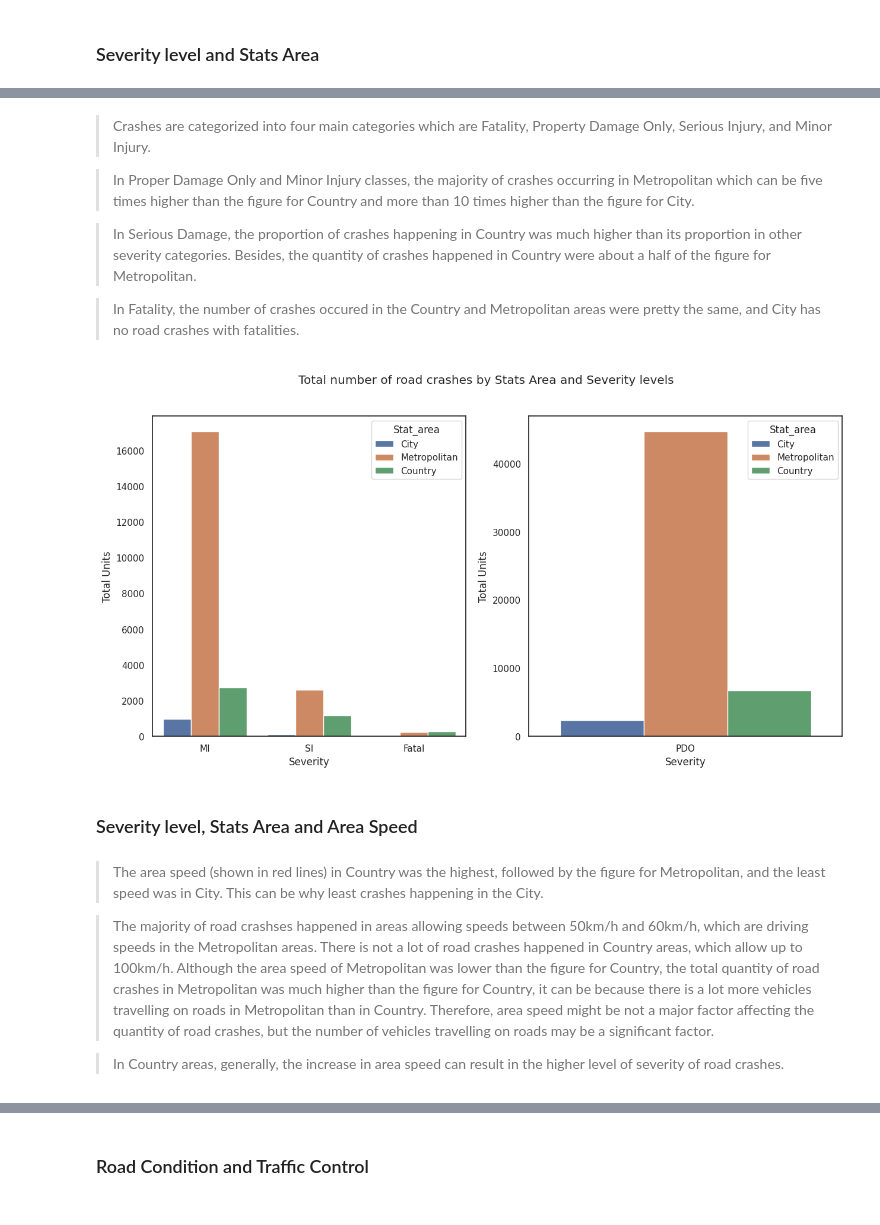
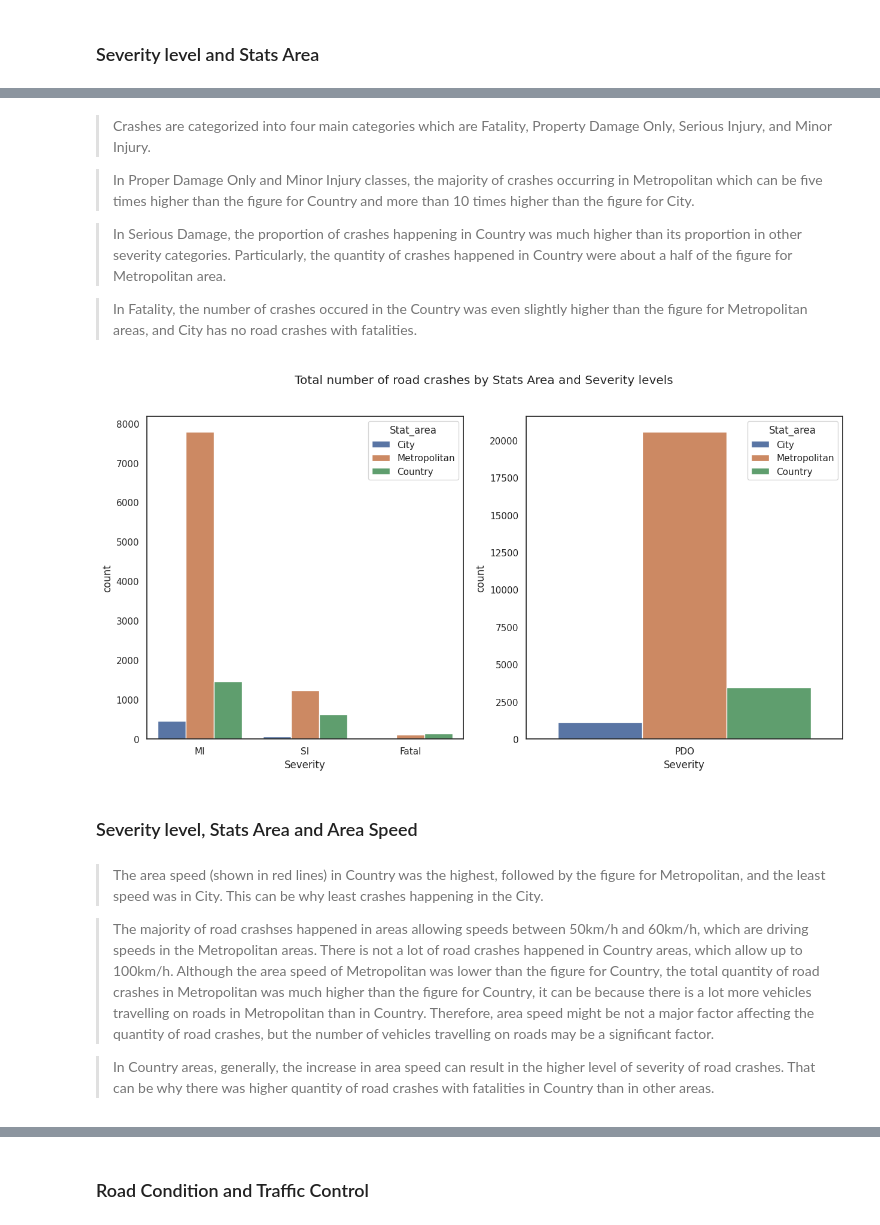
Before and after one commit to Tien-le98/Road_crashes, a Jupyter notebook: Road_Crashes_in_SA.ipynb, the cells around one changed output, grey strips where cells are left out. Saved outputs shown, nothing was run; the diff lists cells and outputs as text; code cells hidden in the pictures.

```diff
--- a/Road_Crashes_in_SA.ipynb
+++ b/Road_Crashes_in_SA.ipynb
@@ -875,14 +881,14 @@ plt.show()
 # %% [markdown]
 ### Severity level and Stats Area
 # %%
-# Table of the total number of road crashes by Severity level and Stats Area, over years from 2020-2022
-CSEF_pdo = pd.DataFrame(full_crash_2020_2022[full_crash_2020_2022['CSEF Severity'] == '1: PDO'].groupby(['CSEF Severity', 'Stats Area', 'Stat_area', 'Severity'])['Total Units'].sum()).reset_index()
+# # Table of the total number of road crashes by Severity level and Stats Area, over years from 2020-2022
+# CSEF_pdo = pd.DataFrame(full_crash_2020_2022[full_crash_2020_2022['CSEF Severity'] == '1: PDO'].groupby(['CSEF Severity', 'Stats Area', 'Stat_area', 'Severity'])['Total Units'].sum()).reset_index()
 
-CSEF_mi = pd.DataFrame(full_crash_2020_2022[full_crash_2020_2022['CSEF Severity'] == '2: MI'].groupby(['CSEF Severity', 'Stats Area', 'Stat_area', 'Severity'])['Total Units'].sum()).reset_index()
+# CSEF_mi = pd.DataFrame(full_crash_2020_2022[full_crash_2020_2022['CSEF Severity'] == '2: MI'].groupby(['CSEF Severity', 'Stats Area', 'Stat_area', 'Severity'])['Total Units'].sum()).reset_index()
 
-CSEF_si = pd.DataFrame(full_crash_2020_2022[full_crash_2020_2022['CSEF Severity'] == '3: SI'].groupby(['CSEF Severity', 'Stats Area', 'Stat_area', 'Severity'])['Total Units'].sum()).reset_index()
+# CSEF_si = pd.DataFrame(full_crash_2020_2022[full_crash_2020_2022['CSEF Severity'] == '3: SI'].groupby(['CSEF Severity', 'Stats Area', 'Stat_area', 'Severity'])['Total Units'].sum()).reset_index()
 
-CSEF_fatal = pd.DataFrame(full_crash_2020_2022[full_crash_2020_2022['CSEF Severity'] == '4: Fatal'].groupby(['CSEF Severity', 'Stats Area', 'Stat_area', 'Severity'])['Total Units'].sum()).reset_index()
+# CSEF_fatal = pd.DataFrame(full_crash_2020_2022[full_crash_2020_2022['CSEF Severity'] == '4: Fatal'].groupby(['CSEF Severity', 'Stats Area', 'Stat_area', 'Severity'])['Total Units'].sum()).reset_index()
 
-CSEF_df = pd.concat([CSEF_mi, CSEF_si, CSEF_fatal])
-CSEF_df
+# CSEF_df = pd.concat([CSEF_mi, CSEF_si, CSEF_fatal])
+# CSEF_df
@@ -901,18 +897,18 @@ CSEF_df
 
 > In Proper Damage Only and Minor Injury classes, the majority of crashes occurring in Metropolitan which can be five times higher than the figure for Country and more than 10 times higher than the figure for City.
 
-> In Serious Damage, the proportion of crashes happening in Country was much higher than its proportion in other severity categories. Besides, the quantity of crashes happened in Country were about a half of the figure for Metropolitan.
+> In Serious Damage, the proportion of crashes happening in Country was much higher than its proportion in other severity categories. Particularly, the quantity of crashes happened in Country were about a half of the figure for Metropolitan area.
 
-> In Fatality, the number of crashes occured in the Country and Metropolitan areas were pretty the same, and City has no road crashes with fatalities.
+> In Fatality, the number of crashes occured in the Country was even slightly higher than the figure for Metropolitan areas, and City has no road crashes with fatalities.
 # %%
 # Bar plots of total number of road crashes by Stats Area and Severity levels
 fig, axs = plt.subplots(nrows = 1, ncols = 2, figsize = (15,7))
-sns.barplot(ax = axs[0], x= CSEF_df.Severity, y=CSEF_df['Total Units'], hue = CSEF_df['Stat_area'])
-sns.barplot(ax = axs[1], x= CSEF_pdo.Severity, y=CSEF_pdo['Total Units'], hue = CSEF_pdo['Stat_area'])
+sns.barplot(ax = axs[0], x= CSEF_df.Severity, y=CSEF_df['count'], hue = CSEF_df['Stat_area'])
+sns.barplot(ax = axs[1], x= CSEF_pdo.Severity, y=CSEF_pdo['count'], hue = CSEF_pdo['Stat_area'])
 plt.suptitle('Total number of road crashes by Stats Area and Severity levels')
 plt.show()
 # %% [output]
-[figure, old version]
+[figure, new version]
 # %% [markdown]
 ### Severity level, Stats Area and Area Speed
 # %% [markdown]
@@ -920,7 +916,7 @@ plt.show()
 
 > The majority of road crashses happened in areas allowing speeds between 50km/h and 60km/h, which are driving speeds in the Metropolitan areas. There is not a lot of road crashes happened in Country areas, which allow up to 100km/h. Although the area speed of Metropolitan was lower than the figure for Country, the total quantity of road crashes in Metropolitan was much higher than the figure for Country, it can be because there is a lot more vehicles travelling on roads in Metropolitan than in Country. Therefore, area speed might be not a major factor affecting the quantity of road crashes, but the number of vehicles travelling on roads may be a significant factor.
 
-> In Country areas, generally, the increase in area speed can result in the higher level of severity of road crashes.
+> In Country areas, generally, the increase in area speed can result in the higher level of severity of road crashes. That can be why there was higher quantity of road crashes with fatalities in Country than in other areas.
 # %%
 # Speed and Severity Level
 plt.figure(figsize = (10,7))
```
Also changed, not shown: parts of 44 cells of this notebook, 8 other files.
